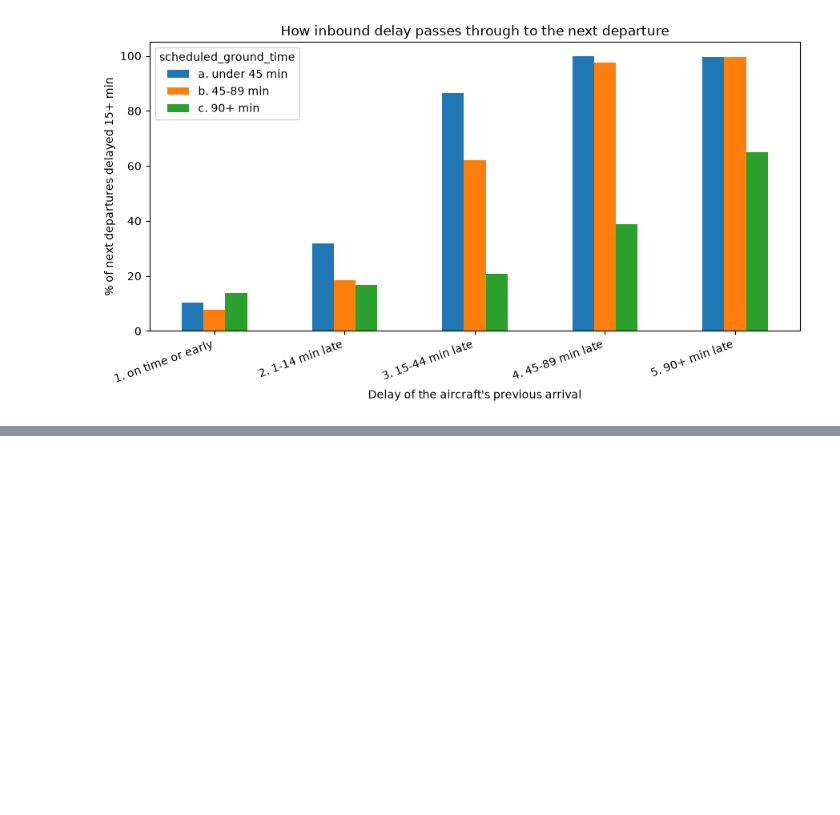
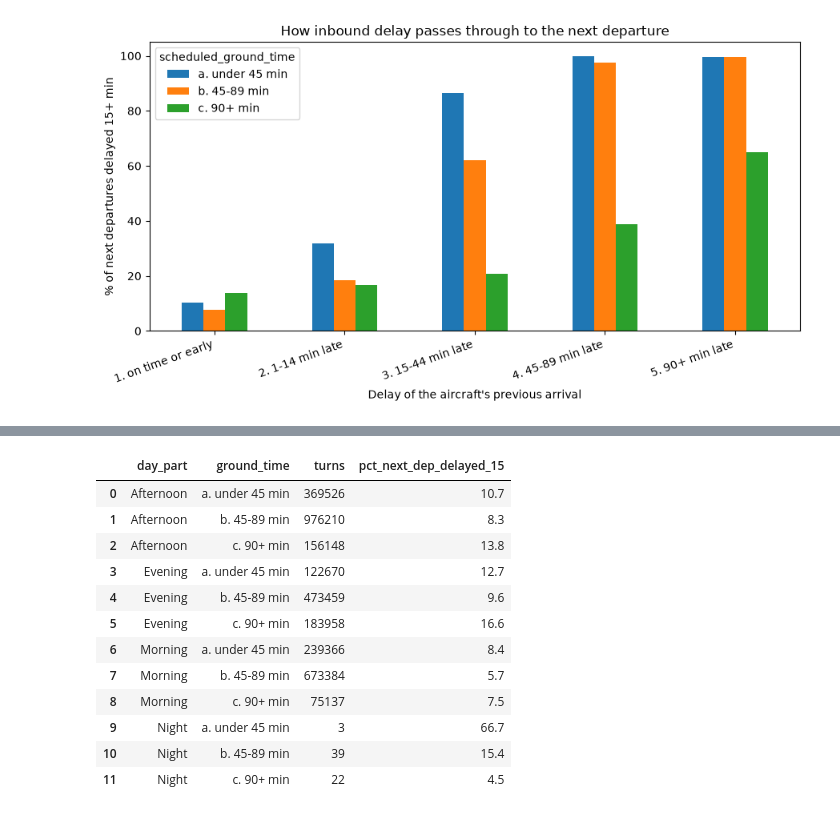
Before and after one commit to Mohamadyounes32/air-traffic-platform, a Jupyter notebook: notebooks/02_propagation_and_congestion.ipynb, the cells around one changed output, grey strips where cells are left out. Cells and saved outputs as stored; diff of their text form; code cells hidden in the pictures; blank space fills up the shorter version.

```diff
--- a/notebooks/02_propagation_and_congestion.ipynb
+++ b/notebooks/02_propagation_and_congestion.ipynb
@@ -163,0 +165,44 @@ summary[summary["origin"].isin(focus)]
+# %%
+TURNS_CTE = """
+WITH legs AS (
+    SELECT tail_number, full_date, origin, dest, flight_number, day_part,
+           crs_dep_time, crs_arr_time, dep_delay, dep_del15,
+           LAG(arr_delay)    OVER w AS prev_arr_delay,
+           LAG(dest)         OVER w AS prev_dest,
+           LAG(crs_arr_time) OVER w AS prev_crs_arr_time
+    FROM analytics.v_flights
+    WHERE tail_number <> 'UNKNOWN' AND NOT is_cancelled AND NOT is_diverted
+      AND year = 2025
+    WINDOW w AS (PARTITION BY tail_number, full_date ORDER BY crs_dep_time, flight_number)
+), turns AS (
+    SELECT day_part, dep_delay, dep_del15, prev_arr_delay,
+           EXTRACT(EPOCH FROM (crs_dep_time - prev_crs_arr_time)) / 60 AS sched_ground_min
+    FROM legs
+    WHERE prev_dest = origin AND prev_arr_delay IS NOT NULL AND dep_delay IS NOT NULL
+      AND crs_dep_time > prev_crs_arr_time
+)
+"""
+# %%
+q(TURNS_CTE + """
+SELECT day_part,
+       CASE WHEN sched_ground_min < 45 THEN 'a. under 45 min'
+            WHEN sched_ground_min < 90 THEN 'b. 45-89 min' ELSE 'c. 90+ min' END AS ground_time,
+       COUNT(*) AS turns,
+       ROUND(100.0 * AVG(dep_del15::int), 1) AS pct_next_dep_delayed_15
+FROM turns WHERE prev_arr_delay <= 0
+GROUP BY 1, 2 ORDER BY 1, 2
+""")
+# %% [output]
+|  | day_part | ground_time | turns | pct_next_dep_delayed_15 |
+| 0 | Afternoon | a. under 45 min | 369526 | 10.7 |
+| 1 | Afternoon | b. 45-89 min | 976210 | 8.3 |
+| 2 | Afternoon | c. 90+ min | 156148 | 13.8 |
+| 3 | Evening | a. under 45 min | 122670 | 12.7 |
+| 4 | Evening | b. 45-89 min | 473459 | 9.6 |
+| 5 | Evening | c. 90+ min | 183958 | 16.6 |
+| 6 | Morning | a. under 45 min | 239366 | 8.4 |
+| 7 | Morning | b. 45-89 min | 673384 | 5.7 |
+| 8 | Morning | c. 90+ min | 75137 | 7.5 |
+| 9 | Night | a. under 45 min | 3 | 66.7 |
+| 10 | Night | b. 45-89 min | 39 | 15.4 |
+| 11 | Night | c. 90+ min | 22 | 4.5 |
```
Also changed, not shown: parts of 4 cells of this notebook, 8 other files.
